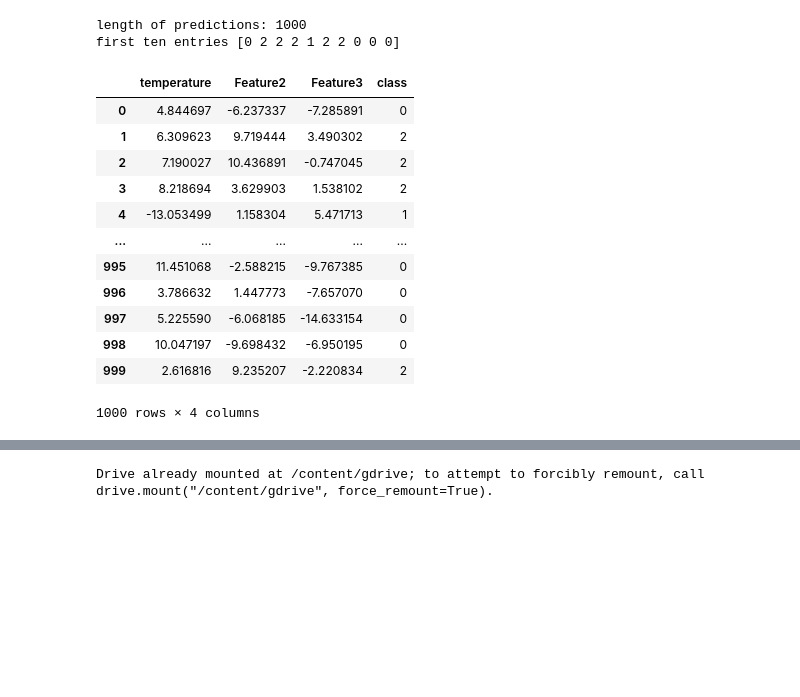
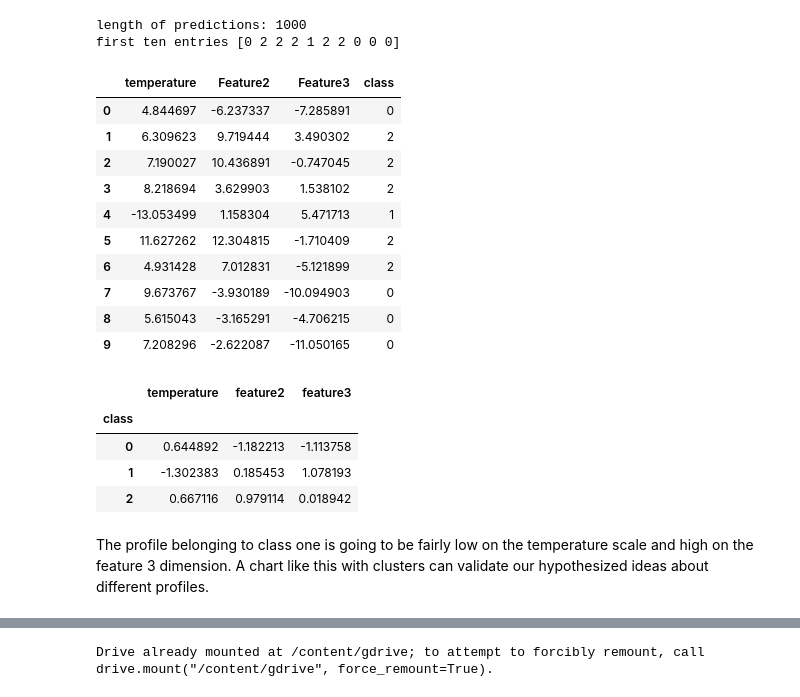
Before and after one commit to thehybrid18/python-basics, a Jupyter notebook: DATA_MINING_101.ipynb, the cells around one changed output, grey strips where cells are left out. Saved outputs shown, nothing was run; the diff lists cells and outputs as text; code cells hidden in the pictures; blank space fills up the shorter version.

```diff
--- a/DATA_MINING_101.ipynb
+++ b/DATA_MINING_101.ipynb
@@ -97,27 +95,45 @@ first ten entries [0 2 2 2 1 2 2 0 0 0]
 # %%
 #lets append these predictions to the pandas dataframe
 '''as an aside we can use these classes to profile records or different types of patrons at a restaurant for example. Clustering algorithms can actually be used as input
 (eg the class column) for supervised models also. Those models would simply use the generated labels from our clustering algorithm as the labels.
 
 '''
 
 dummy_test['class']=predictions
 
-dummy_test
+dummy_test.head(10)
 # %% [output]
 |  | temperature | Feature2 | Feature3 | class |
 | 0 | 4.844697 | -6.237337 | -7.285891 | 0 |
 | 1 | 6.309623 | 9.719444 | 3.490302 | 2 |
 | 2 | 7.190027 | 10.436891 | -0.747045 | 2 |
 | 3 | 8.218694 | 3.629903 | 1.538102 | 2 |
 | 4 | -13.053499 | 1.158304 | 5.471713 | 1 |
-| ... | ... | ... | ... | ... |
-| 995 | 11.451068 | -2.588215 | -9.767385 | 0 |
-| 996 | 3.786632 | 1.447773 | -7.657070 | 0 |
-| 997 | 5.225590 | -6.068185 | -14.633154 | 0 |
-| 998 | 10.047197 | -9.698432 | -6.950195 | 0 |
-| 999 | 2.616816 | 9.235207 | -2.220834 | 2 |
+| 5 | 11.627262 | 12.304815 | -1.710409 | 2 |
+| 6 | 4.931428 | 7.012831 | -5.121899 | 2 |
+| 7 | 9.673767 | -3.930189 | -10.094903 | 0 |
+| 8 | 5.615043 | -3.165291 | -4.706215 | 0 |
+| 9 | 7.208296 | -2.622087 | -11.050165 | 0 |
-1000 rows × 4 columns
+# %%
+#groupby object to look at characteristics of the different classes
+
+#use standardscalar to transform dataframe with standardized values for a quick analysis
+
+from sklearn.preprocessing import StandardScaler
+data_scaler = StandardScaler()
+dummy_scaled = data_scaler.fit_transform(X)
+
+dummy_scaled=pd.DataFrame(dummy_scaled, columns=['temperature', 'feature2', 'feature3'])
+dummy_scaled['class']=predictions
+dummy_scaled.groupby(by='class').mean()
+# %% [output]
+|  | temperature | feature2 | feature3 |
+| class |  |  |  |
+| 0 | 0.644892 | -1.182213 | -1.113758 |
+| 1 | -1.302383 | 0.185453 | 1.078193 |
+| 2 | 0.667116 | 0.979114 | 0.018942 |
+# %% [markdown]
+The profile belonging to class one is going to be fairly low on the temperature scale and high on the feature 3 dimension. A chart like this with clusters can validate our hypothesized ideas about different profiles.
 # %%
 #oftentimes we visualize data with 2d scatterplots. Plotly's 3d scatterplot gives us another dimension to look at. This library is very powerful. I'd recommend you to check out its
 #documentation
```
Also changed, not shown: parts of 2 cells of this notebook.
